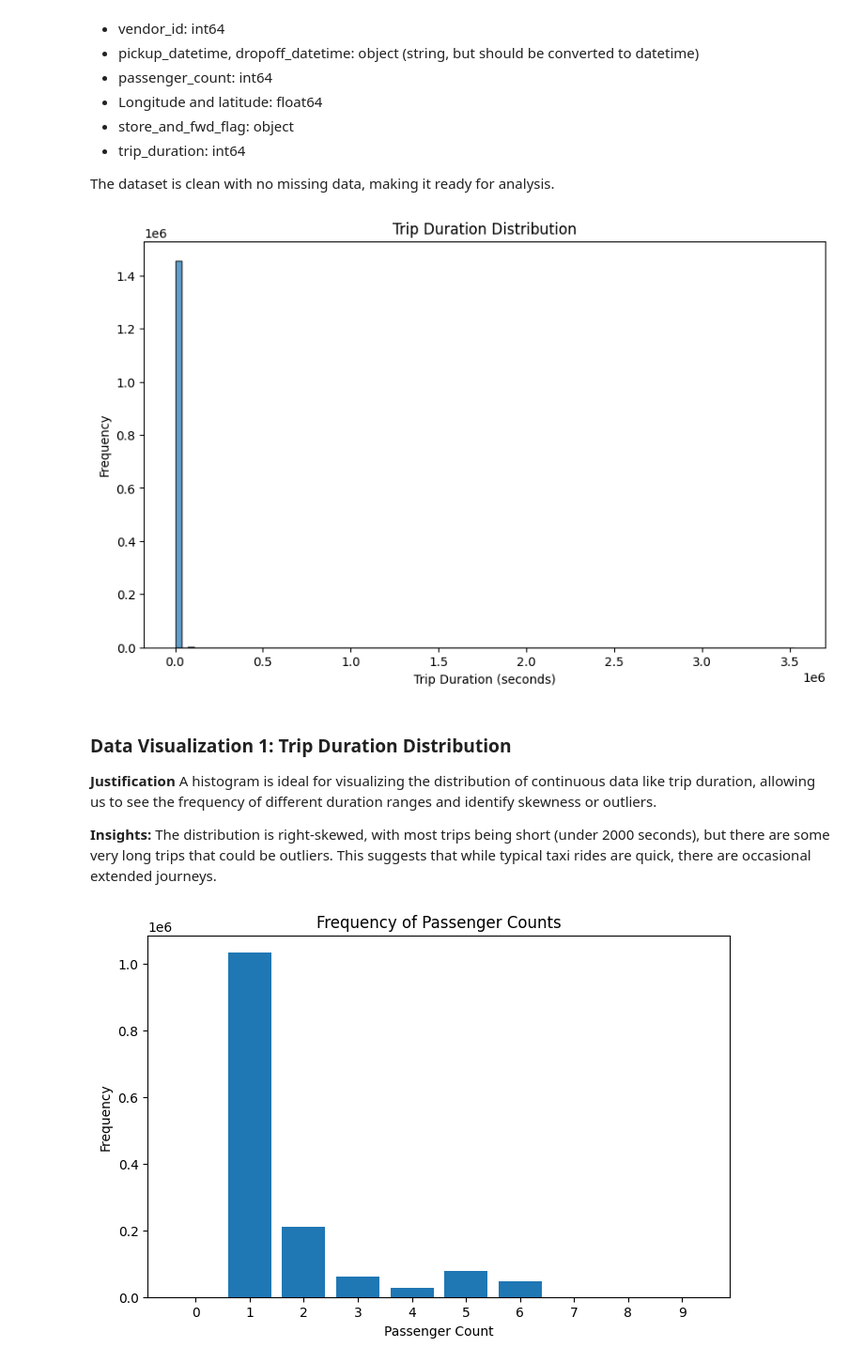
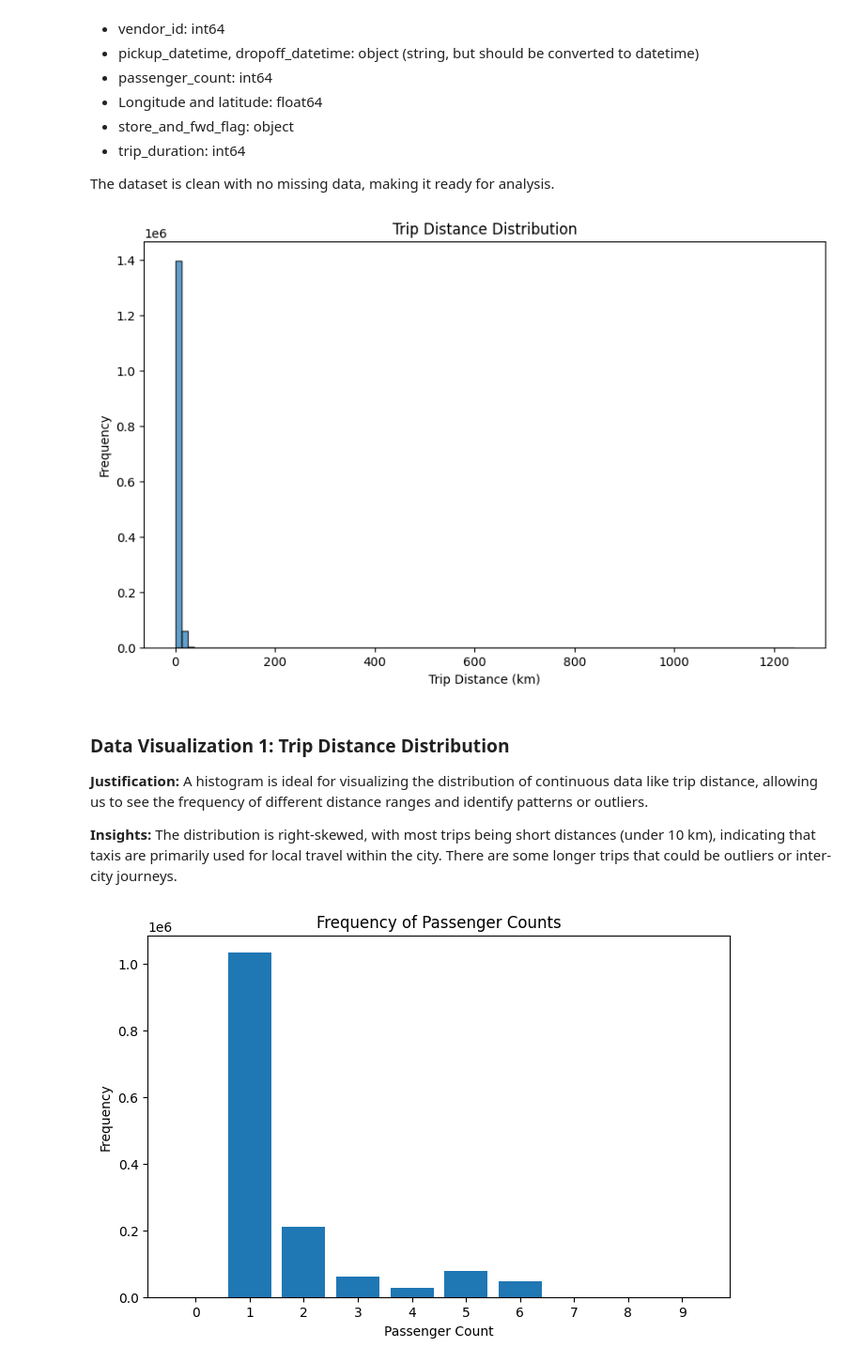
Before and after one commit to Nirmalkumawat003/New-York-City-Taxi-Trip-Duration, a Jupyter notebook: nyc_taxi_analysis.ipynb, the cells around one changed output. Shown at 94% size. Saved outputs shown, nothing was run; the diff lists cells and outputs as text; code cells hidden in the pictures.

```diff
--- a/nyc_taxi_analysis.ipynb
+++ b/nyc_taxi_analysis.ipynb
@@ -100,25 +100,37 @@ There are no missing values in any of the columns, as confirmed by checking null
 
 The dataset is clean with no missing data, making it ready for analysis.
 # %%
-# Data Visualization 1: Trip Duration Distribution
+# Data Visualization 1: Trip Distance Distribution
 
-# Plot histogram of trip duration
+# Function to calculate haversine distance
+def haversine(lon1, lat1, lon2, lat2):
+    # Convert to radians
+    lon1, lat1, lon2, lat2 = map(np.radians, [lon1, lat1, lon2, lat2])
+    dlon = lon2 - lon1
+    dlat = lat2 - lat1
+    a = np.sin(dlat/2)**2 + np.cos(lat1) * np.cos(lat2) * np.sin(dlon/2)**2
+    c = 2 * np.arcsin(np.sqrt(a))
+    r = 6371  # Radius of earth in kilometers
+    return c * r
+
+# Calculate distance for each trip
+train_df['distance'] = haversine(train_df['pickup_longitude'], train_df['pickup_latitude'], train_df['dropoff_longitude'], train_df['dropoff_latitude'])
+
+# Plot histogram of trip distance
 plt.figure(figsize=(10, 6))
-plt.hist(train_df['trip_duration'], bins=100, alpha=0.7, edgecolor='black')
-plt.title('Trip Duration Distribution')
-plt.xlabel('Trip Duration (seconds)')
+plt.hist(train_df['distance'], bins=100, alpha=0.7, edgecolor='black')
+plt.title('Trip Distance Distribution')
+plt.xlabel('Trip Distance (km)')
 plt.ylabel('Frequency')
 plt.show()
-
-# Note: Using Matplotlib instead of Seaborn as requested.
 # %% [output]
-[figure, old version]
+[figure, new version]
 # %% [markdown]
-### Data Visualization 1: Trip Duration Distribution
+### Data Visualization 1: Trip Distance Distribution
 
-**Justification** A histogram is ideal for visualizing the distribution of continuous data like trip duration, allowing us to see the frequency of different duration ranges and identify skewness or outliers.
+**Justification:** A histogram is ideal for visualizing the distribution of continuous data like trip distance, allowing us to see the frequency of different distance ranges and identify patterns or outliers.
 
-**Insights:** The distribution is right-skewed, with most trips being short (under 2000 seconds), but there are some very long trips that could be outliers. This suggests that while typical taxi rides are quick, there are occasional extended journeys.
+**Insights:** The distribution is right-skewed, with most trips being short distances (under 10 km), indicating that taxis are primarily used for local travel within the city. There are some longer trips that could be outliers or inter-city journeys.
 # %%
 # Data Visualization 2: Passenger Count Analysis
 
```
